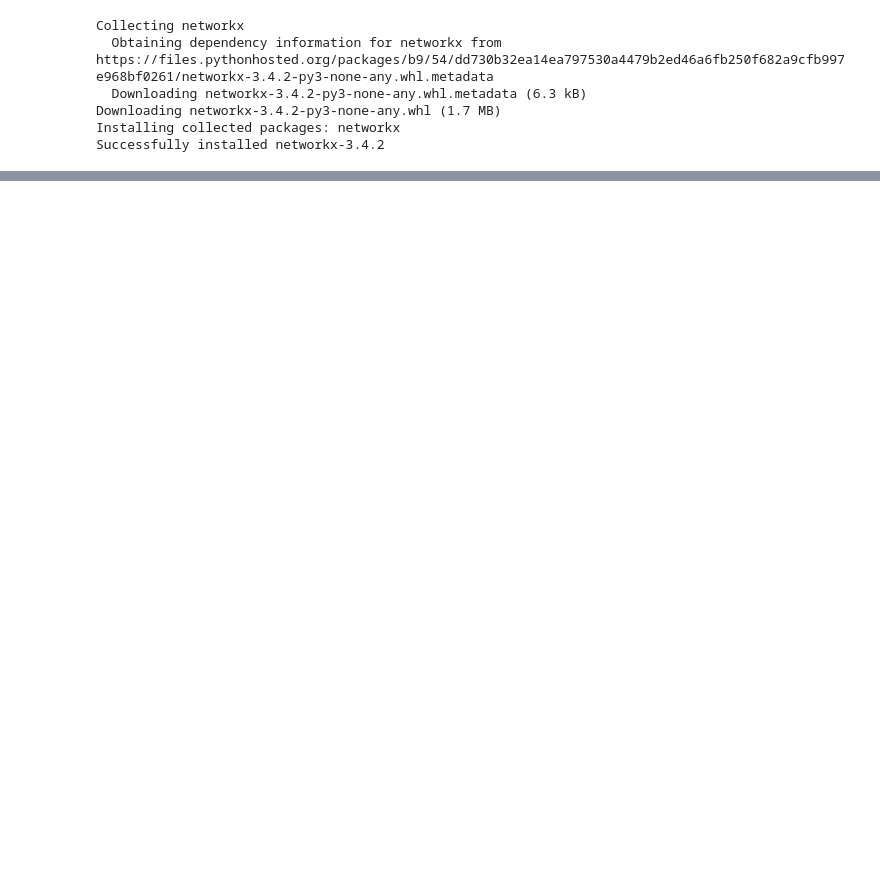
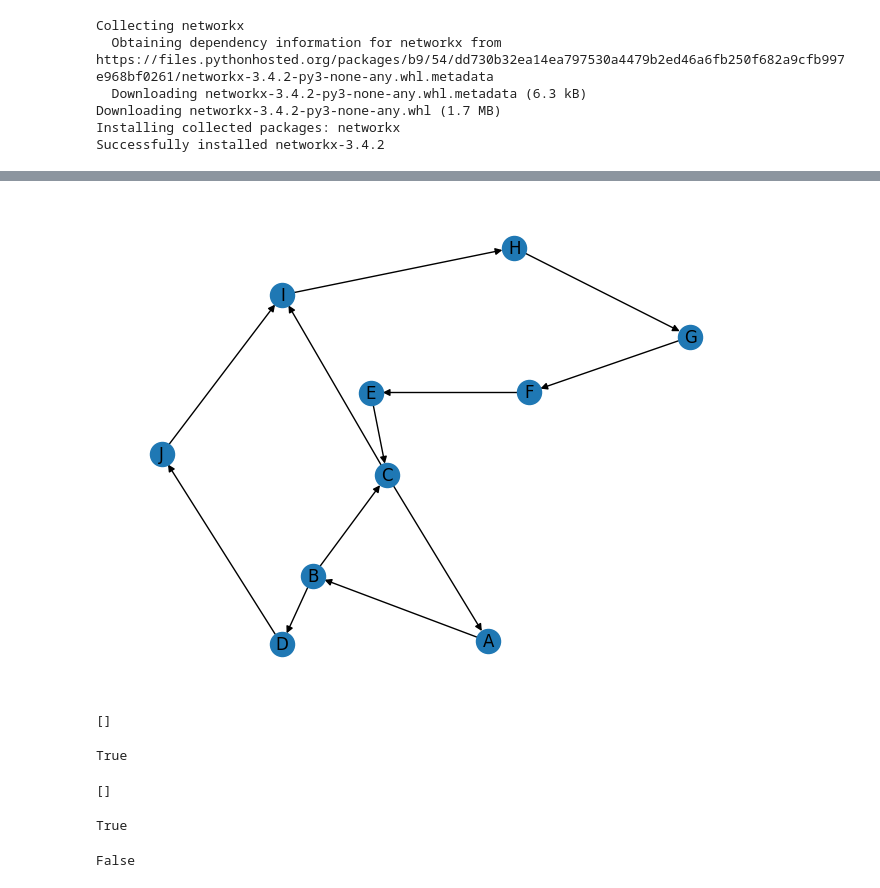
Before and after one commit to tomhuhh/sysen6000, a Jupyter notebook: Assignment_4/networks.ipynb, the cells around one changed output, grey strips where cells are left out. Cells and saved outputs as stored; diff of their text form; code cells hidden in the pictures; blank space fills up the shorter version.

```diff
--- a/Assignment_4/networks.ipynb
+++ b/Assignment_4/networks.ipynb
@@ -49,32 +52,57 @@ plt.show()
 # %%
 # ----- Directed graph D -----
 
 # create empty directed graph
 D = nx.DiGraph()
 
 D.add_nodes_from(['A','B','C','D','E','F','G','H','I','J'])
 
 # directed edges (unweighted)
 edges_D = [
     ('A', 'B'),
     ('B', 'C'),
     ('C', 'A'),
     ('B', 'D'),
     ('D', 'J'),
     ('J', 'I'),
     ('I', 'H'),
     ('H', 'G'),
     ('G', 'F'),
     ('F', 'E'),
     ('E', 'C'),
     ('C', 'I')
 ]
 
 D.add_edges_from(edges_D)
 
-# (optional) draw D
-"""
-pos = nx.spring_layout(D, seed=0)
+# draw D
+pos = nx.spring_layout(D, seed=5, k=0.8, iterations=200)
 nx.draw(D, pos, with_labels=True, arrows=True)
 plt.show()
-"""
+# %% [output]
+[figure, added]
+# %%
+# Check for self-loops
+list(nx.selfloop_edges(G))
+# %% [output]
+[]
+# %%
+# Check for multi-edges
+len(G.edges()) == len(set(map(frozenset, G.edges())))
+# %% [output]
+True
+# %%
+# Check for self-loops
+list(nx.selfloop_edges(D))
+# %% [output]
+[]
+# %%
+# Check for multi-edges
+len(D.edges()) == len(set(map(frozenset, D.edges())))
+# %% [output]
+True
+# %%
+
+nx.is_bipartite(G)
+# %% [output]
+False
```
Also changed, not shown: parts of 20 cells of this notebook, 4 other files.
